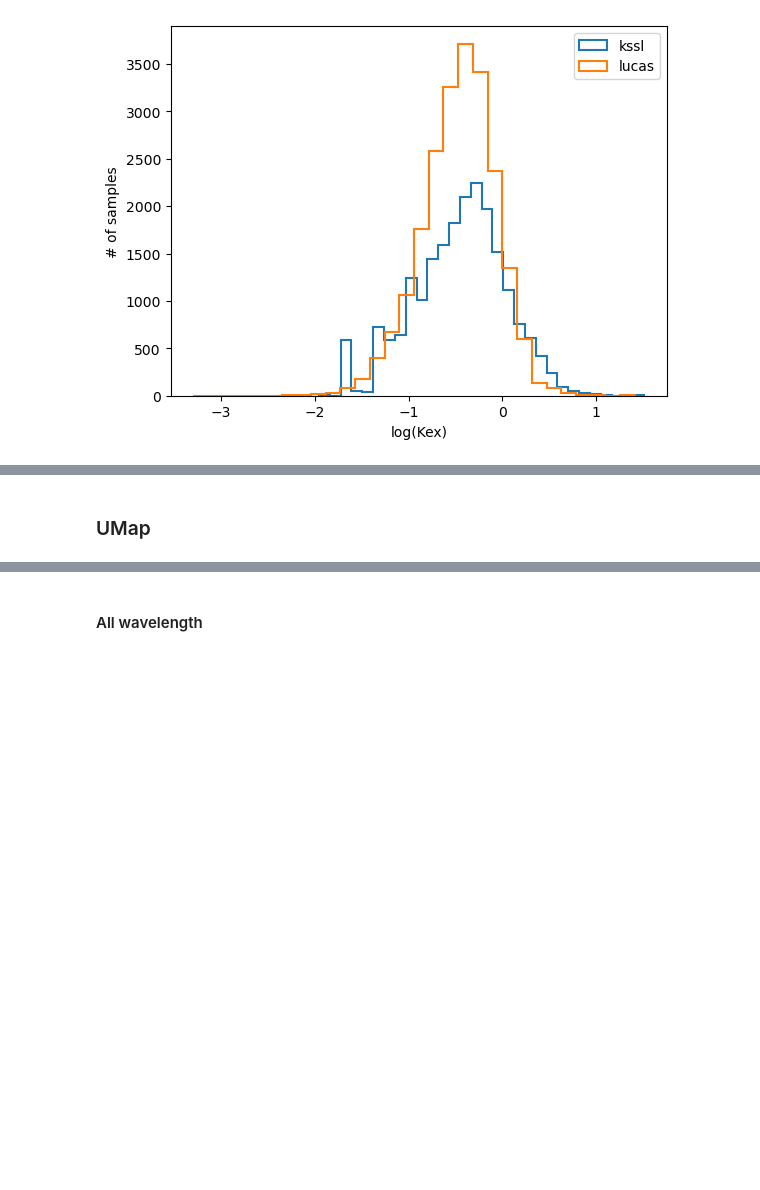
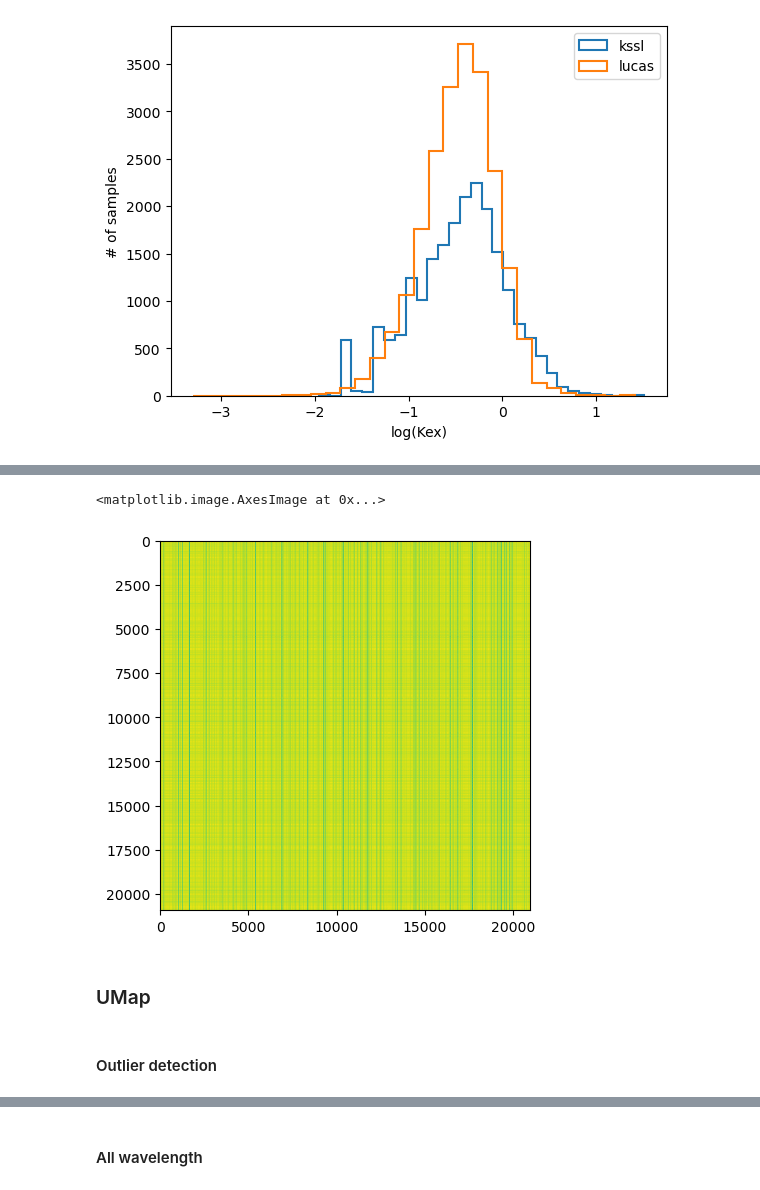
Before and after one commit to franckalbinet/spanda, a Jupyter notebook: nbs/tutorials/kssl-lucas-nirs-vis.ipynb, the cells around one changed output, grey strips where cells are left out. Cells and saved outputs as stored; diff of their text form; code cells hidden in the pictures; blank space fills up the shorter version.

```diff
--- a/nbs/tutorials/kssl-lucas-nirs-vis.ipynb
+++ b/nbs/tutorials/kssl-lucas-nirs-vis.ipynb
@@ -108,2 +139,9 @@ ax.legend()
+# %%
+plt.imshow(similarity)
+# %% [output]
+<matplotlib.image.AxesImage at 0x...>
+[figure, added]
 # %% [markdown]
 ### UMap
+# %% [markdown]
+#### Outlier detection
```
Also changed, not shown: parts of 9 cells of this notebook, 10 other files.
